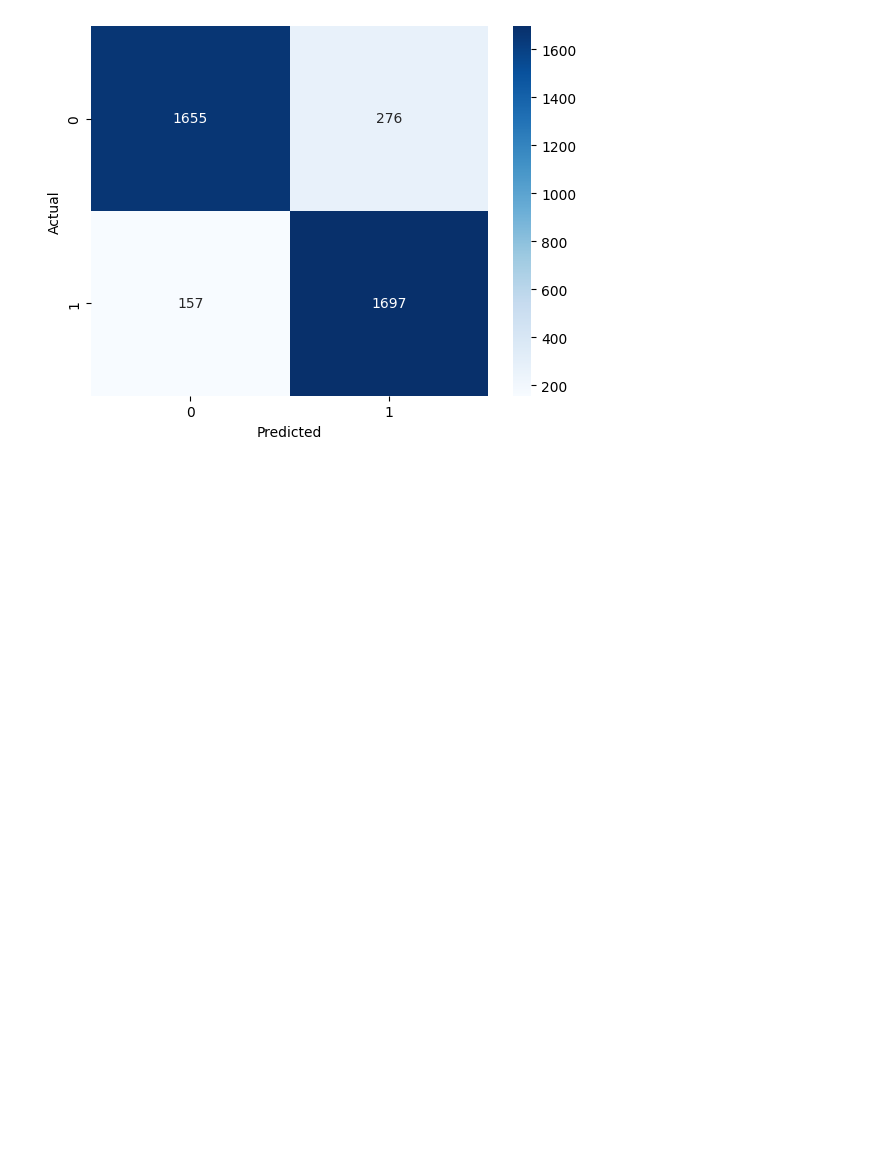
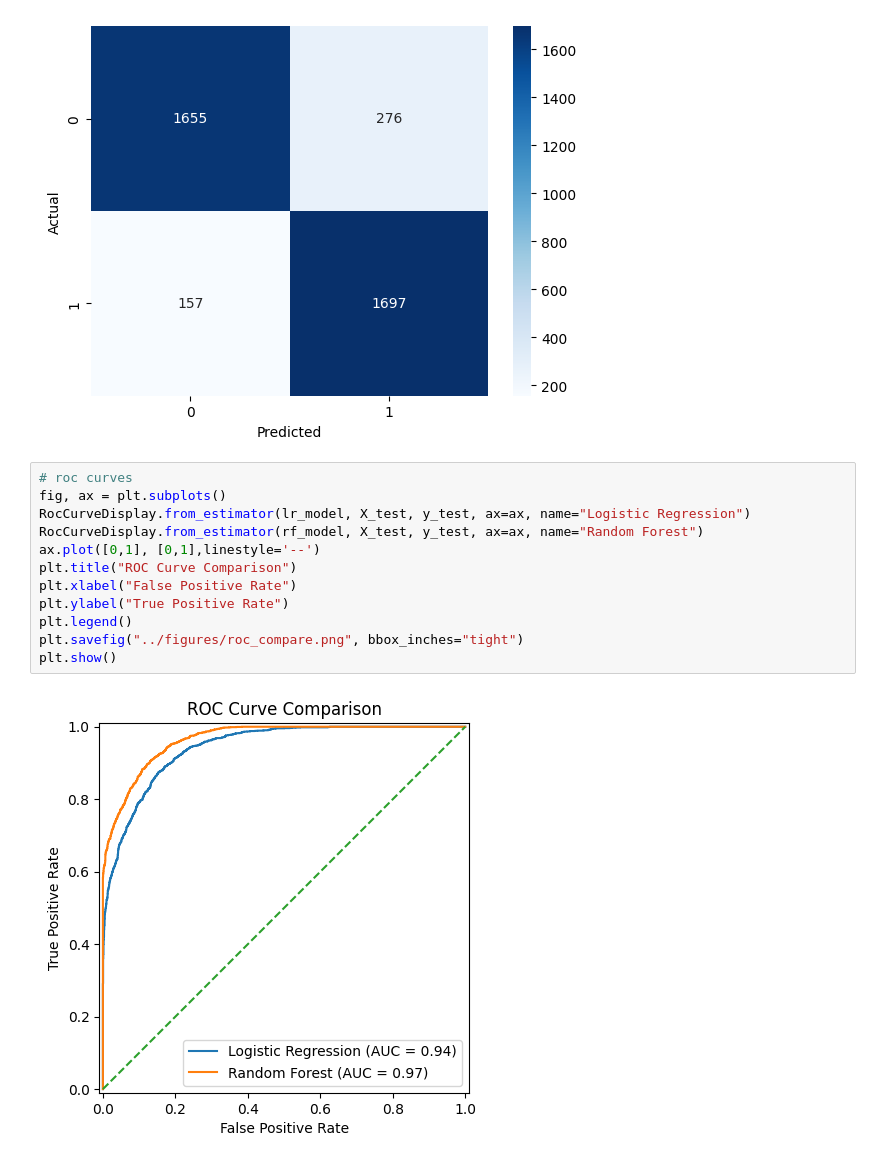
Before and after one commit to ffung-dev/t2d-risk-predictor, a Jupyter notebook: notebooks/main_model.ipynb, the cells around one changed output. Drawn from its saved outputs; the diff is of its cells as text; blank space fills up the shorter version.

Commit message:
roc curves

```diff
--- a/notebooks/main_model.ipynb
+++ b/notebooks/main_model.ipynb
@@ -292,3 +292,17 @@ plt.savefig("../figures/best_rf_cm.png", bbox_inches="tight")
 plt.show()
 # %% [output]
 [figure]
+# %%
+# roc curves
+fig, ax = plt.subplots()
+RocCurveDisplay.from_estimator(lr_model, X_test, y_test, ax=ax, name="Logistic Regression")
+RocCurveDisplay.from_estimator(rf_model, X_test, y_test, ax=ax, name="Random Forest")
+ax.plot([0,1], [0,1],linestyle='--')
+plt.title("ROC Curve Comparison")
+plt.xlabel("False Positive Rate")
+plt.ylabel("True Positive Rate")
+plt.legend()
+plt.savefig("../figures/roc_compare.png", bbox_inches="tight")
+plt.show()
+# %% [output]
+[figure, added]
```
Also changed, not shown: parts of 1 cell of this notebook, 1 other file.
